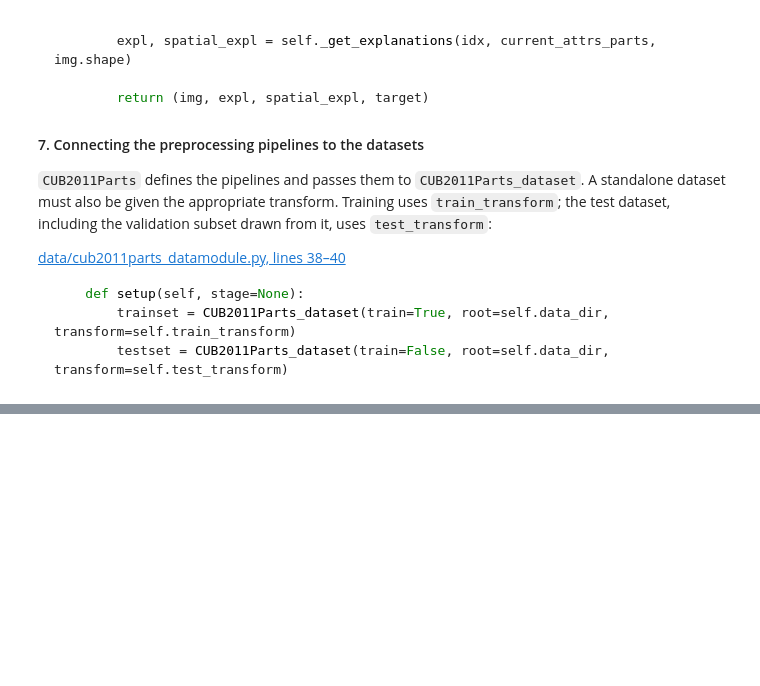
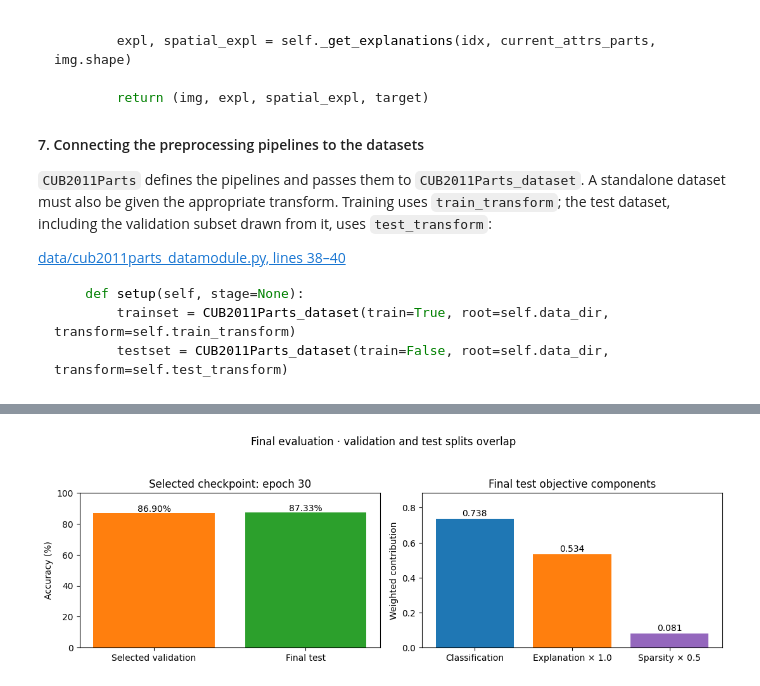
Before and after one commit to zhangm34/concept_transformer_explain, a Jupyter notebook: concept_transformer_walkthrough.ipynb, the cells around one changed output, grey strips where cells are left out. Cells and saved outputs as stored; diff of their text form; code cells hidden in the pictures; blank space fills up the shorter version.

```diff
--- a/concept_transformer_walkthrough.ipynb
+++ b/concept_transformer_walkthrough.ipynb
@@ -839,0 +1216,40 @@ Not enough consecutive training batches for a reliable new estimate yet.
+# %%
+def metric_row(row, prefix, epoch_label):
+    return {
+        "Epoch / checkpoint": epoch_label, "Accuracy (%)": 100 * row[prefix + "_acc"],
+        "Classification loss": row[prefix + "_ce_loss"],
+        "Explanation loss": row[prefix + "_expl_loss"],
+        "Sparsity penalty (unweighted)": row[prefix + "_l1_loss"],
+        "Total objective": (row[prefix + "_ce_loss"] + expl_weight * row[prefix + "_expl_loss"]
+                            + sparse_weight * row[prefix + "_l1_loss"]),
+    }
+
+final_metrics = pd.DataFrame({
+    "Train, final epoch": metric_row(epochs.loc[50], "train", "50"),
+    "Validation, final epoch": metric_row(epochs.loc[50], "val", "50"),
+    "Validation, selected checkpoint": metric_row(epochs.loc[best_epoch], "val", str(best_epoch)),
+    "Test, selected checkpoint": metric_row(test_metrics, "test", str(best_epoch)),
+}).T
+display(final_metrics.style.format({column: "{:.4f}" for column in final_metrics.columns if column != "Epoch / checkpoint"}))
+
+fig, axes = plt.subplots(1, 2, figsize=(11, 3.8))
+bars = axes[0].bar(["Selected validation", "Final test"],
+    [100 * epochs.loc[best_epoch, "val_acc"], 100 * test_metrics["test_acc"]],
+    color=["tab:orange", "tab:green"])
+axes[0].set(title=f"Selected checkpoint: epoch {best_epoch}", ylabel="Accuracy (%)", ylim=(0, 100))
+for bar in bars:
+    axes[0].text(bar.get_x() + bar.get_width() / 2, bar.get_height() + 1,
+                 f"{bar.get_height():.2f}%", ha="center")
+loss_values = [test_metrics["test_ce_loss"], expl_weight * test_metrics["test_expl_loss"],
+               sparse_weight * test_metrics["test_l1_loss"]]
+bars = axes[1].bar(["Classification", "Explanation × 1.0", "Sparsity × 0.5"], loss_values,
+                  color=["tab:blue", "tab:orange", "tab:purple"])
+axes[1].set(title="Final test objective components", ylabel="Weighted contribution")
+for bar in bars:
+    axes[1].text(bar.get_x() + bar.get_width() / 2, bar.get_height() + 0.015,
+                 f"{bar.get_height():.3f}", ha="center")
+axes[1].set_ylim(0, max(loss_values) * 1.2)
+fig.suptitle("Final evaluation · validation and test splits overlap", fontsize=12)
+fig.tight_layout(rect=(0, 0, 1, 0.93))
+plt.show()
+# %% [output]
@@ -839,0 +1261 @@ Not enough consecutive training batches for a reliable new estimate yet.
+[figure, added]
```
Also changed, not shown: parts of 44 cells of this notebook, 39 other files.
